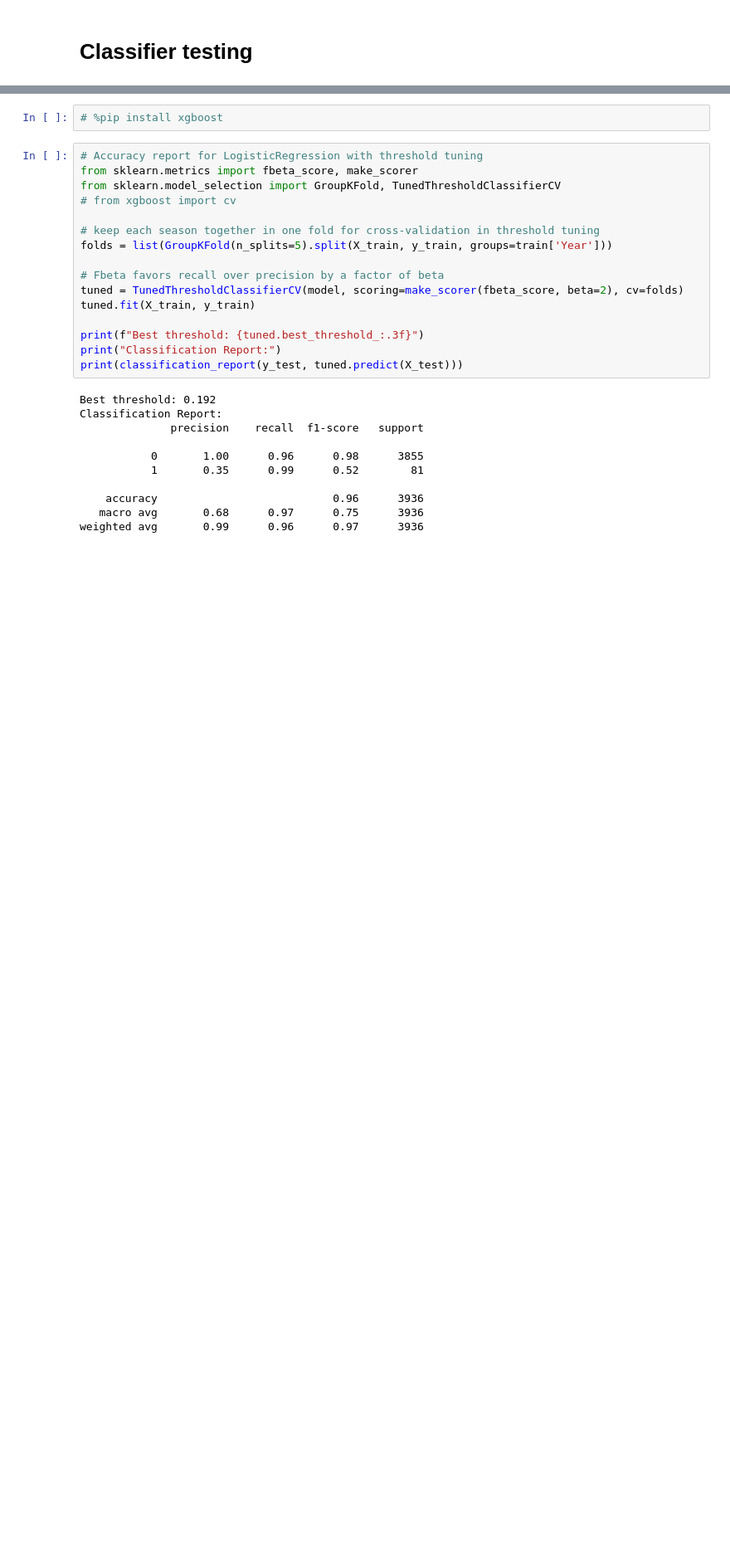
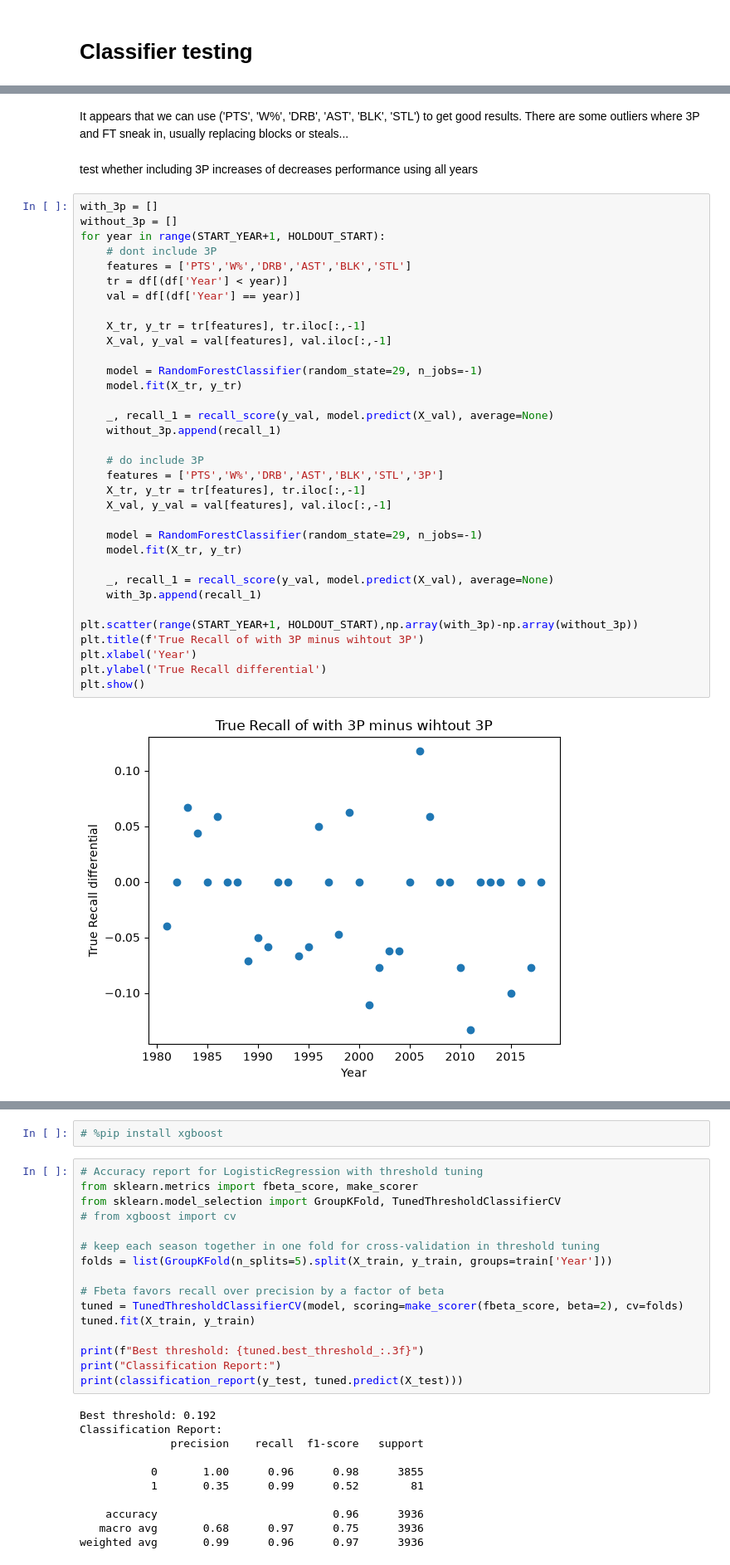
Before and after one commit to Erdos-Projects/fall-2026-nba-mvp-prediction, a Jupyter notebook: model/classifier.ipynb, the cells around one changed output, grey strips where cells are left out. Shown at 83% size. Cells and saved outputs as stored; diff of their text form; blank space fills up the shorter version.

```diff
--- a/model/classifier.ipynb
+++ b/model/classifier.ipynb
@@ -72,0 +135,40 @@ Best subset = ('PTS', 'W%', 'eFG%', 'DRB', 'AST', 'BLK', '3P', 'GP%'), Recall =
+# %% [markdown]
+It appears that we can use ('PTS', 'W%', 'DRB', 'AST', 'BLK', 'STL') to get good results.  There are some outliers where 3P and FT sneak in, usually replacing blocks or steals...
+# %% [markdown]
+test whether including 3P increases of decreases performance using all years
+# %%
+with_3p = []
+without_3p = []
+for year in range(START_YEAR+1, HOLDOUT_START):
+    # dont include 3P
+    features = ['PTS','W%','DRB','AST','BLK','STL']
+    tr = df[(df['Year'] < year)]
+    val = df[(df['Year'] == year)]
+
+    X_tr, y_tr = tr[features], tr.iloc[:,-1]
+    X_val, y_val = val[features], val.iloc[:,-1]
+
+    model = RandomForestClassifier(random_state=29, n_jobs=-1)
+    model.fit(X_tr, y_tr)
+
+    _, recall_1 = recall_score(y_val, model.predict(X_val), average=None)
+    without_3p.append(recall_1)
+
+    # do include 3P
+    features = ['PTS','W%','DRB','AST','BLK','STL','3P']
+    X_tr, y_tr = tr[features], tr.iloc[:,-1]
+    X_val, y_val = val[features], val.iloc[:,-1]
+
+    model = RandomForestClassifier(random_state=29, n_jobs=-1)
+    model.fit(X_tr, y_tr)
+
+    _, recall_1 = recall_score(y_val, model.predict(X_val), average=None)
+    with_3p.append(recall_1)
+
+plt.scatter(range(START_YEAR+1, HOLDOUT_START),np.array(with_3p)-np.array(without_3p))
+plt.title(f'True Recall of with 3P minus wihtout 3P')
+plt.xlabel('Year')
+plt.ylabel('True Recall differential')
+plt.show()
+# %% [output]
+[figure, added]
```
Also changed, not shown: parts of 17 cells of this notebook, 1 other file.
